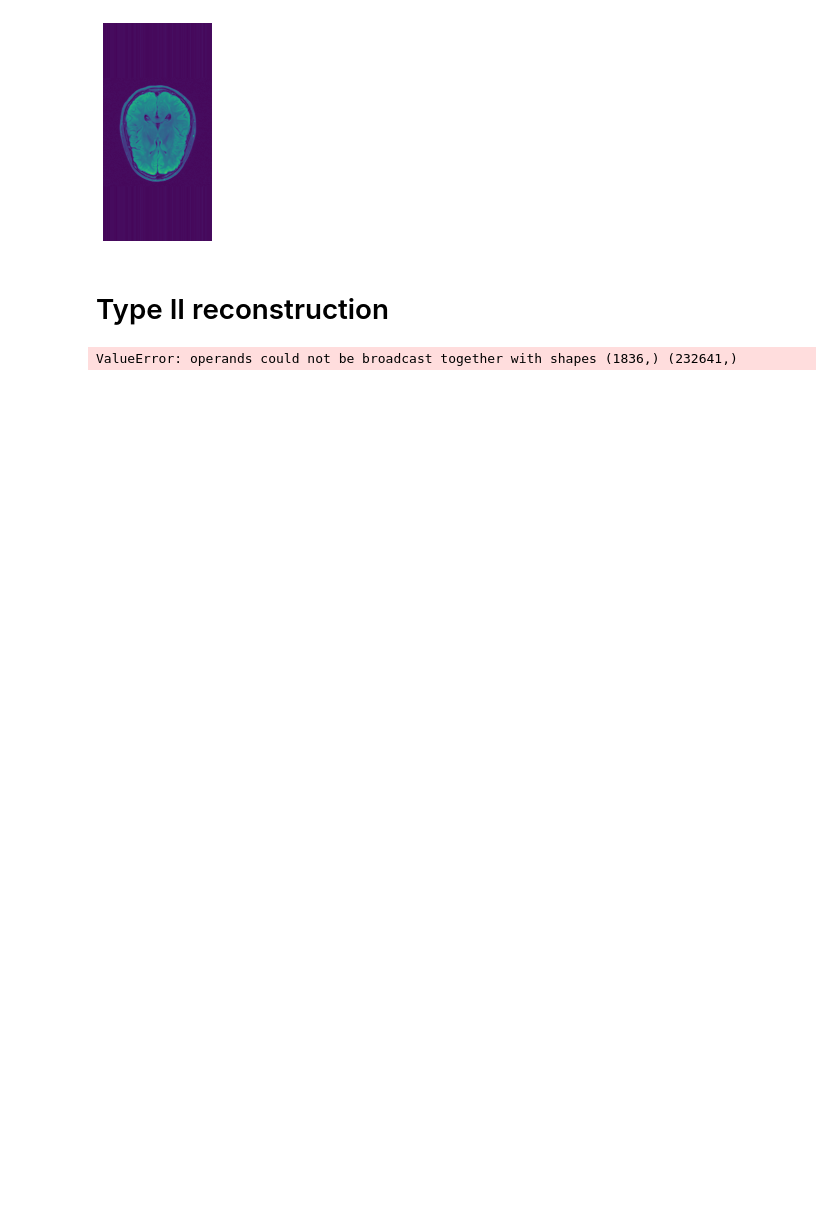
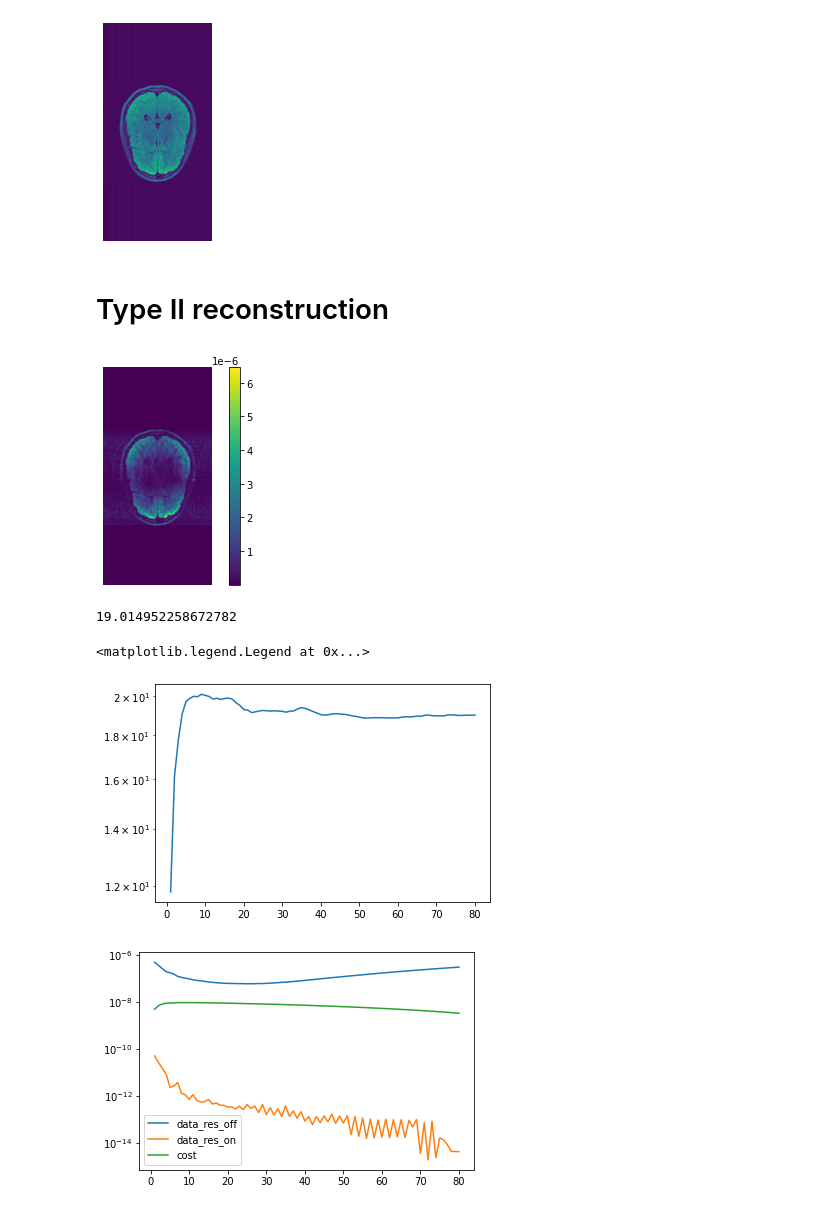
Before and after one commit to paquiteau/pysap-mri-online, a Jupyter notebook: notebook/online_type_two.ipynb, the cells around one changed output. Drawn from its saved outputs; the diff is of its cells as text; code cells hidden in the pictures; blank space fills up the shorter version.

```diff
--- a/notebook/online_type_two.ipynb
+++ b/notebook/online_type_two.ipynb
@@ -44,7 +44,7 @@ linear_op = WaveletN("sym8", nb_scale=4, n_coils=N_COILS, n_jobs=N_JOBS)
 linear_op.op(np.zeros_like(final_k))
 
 # Regularizer definition
-GL_op = GroupLASSO(weights = 1e-4)
+GL_op = GroupLASSO(weights = 1e-5)
 OWL_op = OWL(alpha=1e-05,
              beta=1e-12,
              bands_shape=linear_op.coeffs_shape,
@@ -55,33 +55,37 @@ cost_op_kwargs = {'cost_interval': 1}
 # %%
 online_pb = OnlineReconstructor(line_fourier_op,
                                 linear_op,
-                                regularizer_op=OWL_op  ,
-                                opt='adagrad',
+                                regularizer_op=GL_op  ,
+                                opt='vanilla',
                                 verbose=0)
 metrics_config = create_cartesian_metrics(online_pb, real_img, final_mask, final_k)
 
 xf, costs, metrics_results = online_pb.reconstruct(line_kspace_gen,
-                                                   eta=1e-2,
+                                                   eta=1,
                                                    **metrics_config,
                                                    )
 
 
 implot(ssos(xf),colorbar=True)
 print(psnr_ssos(xf,real_img))
 plt.semilogy(metrics_results['psnr']['index'],
          metrics_results['psnr']['values'],
          label='psnr')
 plt.figure()
 plt.semilogy(metrics_results['data_res_off']['index'],
          metrics_results['data_res_off']['values'],
          label='data_res_off')
 
 plt.semilogy(metrics_results['data_res_on']['index'],
          metrics_results['data_res_on']['values'],
          label='data_res_on')
 plt.semilogy(metrics_results['data_res_off']['index'],
          costs,
          label='cost')
 plt.legend()
 # %% [output]
+[figure, added]
-ValueError: operands could not be broadcast together with shapes (1836,) (232641,)
+19.014952258672782
+<matplotlib.legend.Legend at 0x...>
+[figure, added]
+[figure, added]
```
Also changed, not shown: 2 other files.
